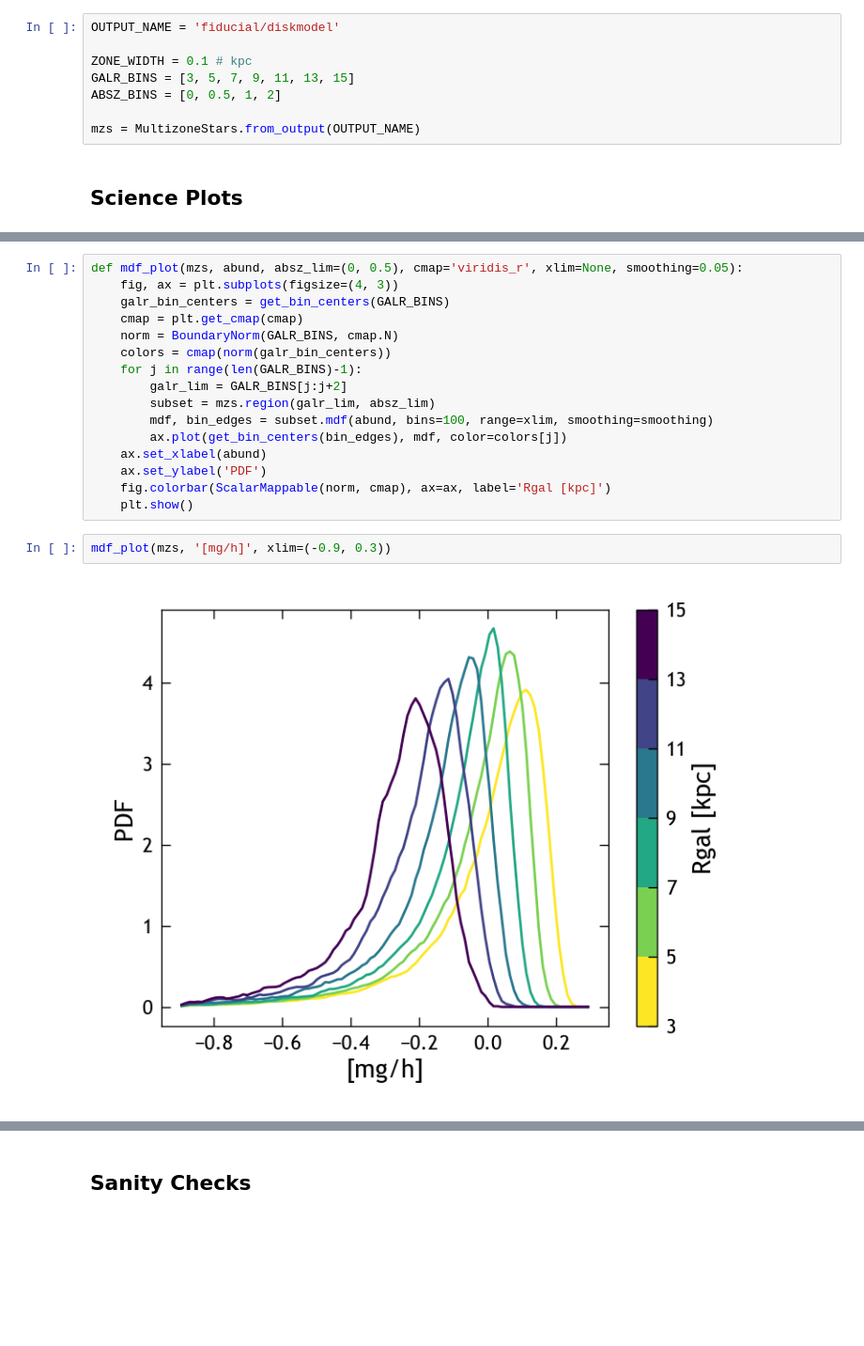
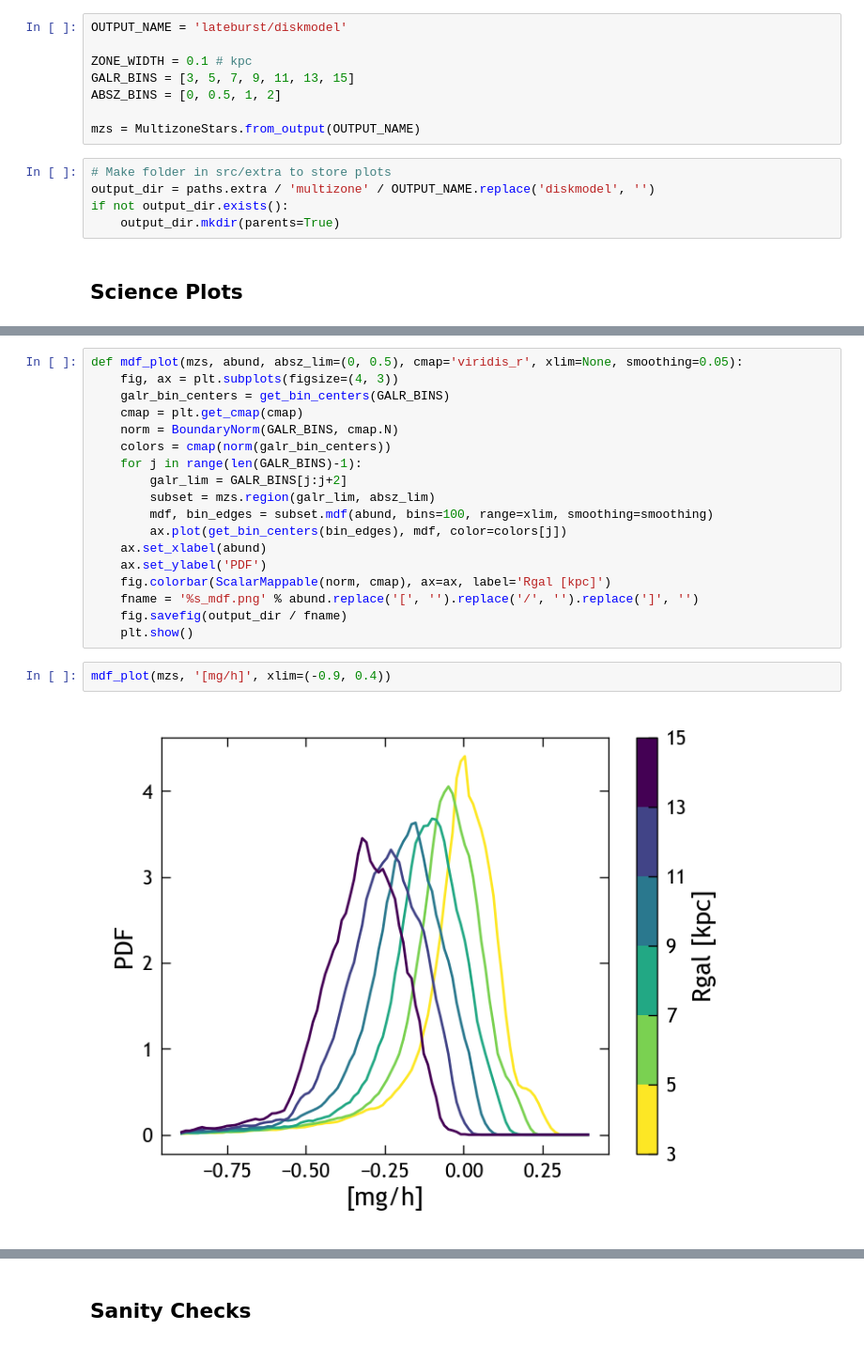
Before and after one commit to lodubay/chemical-clocks, a Jupyter notebook: src/scripts/multizone_plots.ipynb, the cells around one changed output, grey strips where cells are left out. Shown at 94% size. Drawn from its saved outputs; the diff is of its cells as text; blank space fills up the shorter version.

```diff
--- a/src/scripts/multizone_plots.ipynb
+++ b/src/scripts/multizone_plots.ipynb
@@ -18,13 +18,18 @@ from _globals import MAX_SF_RADIUS
 
 plt.style.use(paths.styles / 'notebook.mplstyle')
 # %%
-OUTPUT_NAME = 'fiducial/diskmodel'
+OUTPUT_NAME = 'lateburst/diskmodel'
 
 ZONE_WIDTH = 0.1 # kpc
 GALR_BINS = [3, 5, 7, 9, 11, 13, 15]
 ABSZ_BINS = [0, 0.5, 1, 2]
 
 mzs = MultizoneStars.from_output(OUTPUT_NAME)
+# %%
+# Make folder in src/extra to store plots
+output_dir = paths.extra / 'multizone' / OUTPUT_NAME.replace('diskmodel', '')
+if not output_dir.exists():
+    output_dir.mkdir(parents=True)
 # %% [markdown]
 ## Science Plots
 # %%
@@ -154,11 +164,13 @@ def mdf_plot(mzs, abund, absz_lim=(0, 0.5), cmap='viridis_r', xlim=None, smoothi
     ax.set_xlabel(abund)
     ax.set_ylabel('PDF')
     fig.colorbar(ScalarMappable(norm, cmap), ax=ax, label='Rgal [kpc]')
+    fname = '%s_mdf.png' % abund.replace('[', '').replace('/', '').replace(']', '')
+    fig.savefig(output_dir / fname)
     plt.show()
 # %%
-mdf_plot(mzs, '[mg/h]', xlim=(-0.9, 0.3))
+mdf_plot(mzs, '[mg/h]', xlim=(-0.9, 0.4))
 # %% [output]
-[figure, old version]
+[figure, new version]
 # %%
 mdf_plot(mzs, '[fe/h]', xlim=(-1.1, 0.4))
 # %% [output]
```
Also changed, not shown: parts of 15 cells of this notebook.
